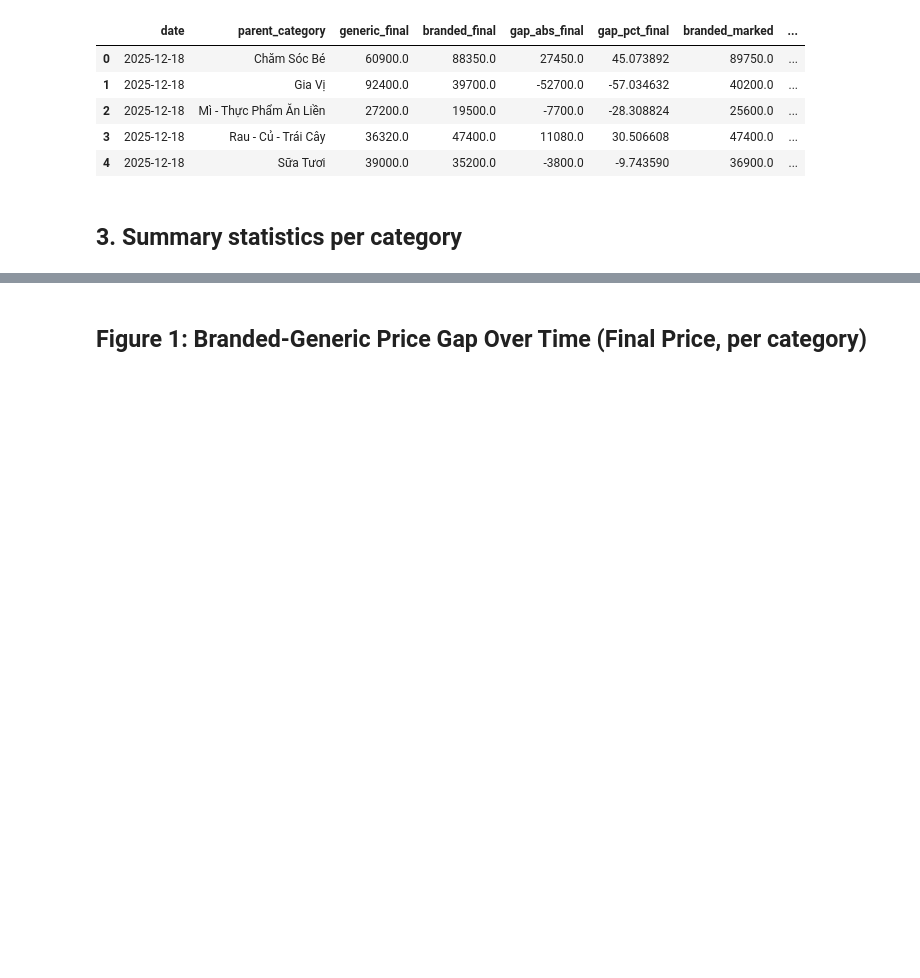
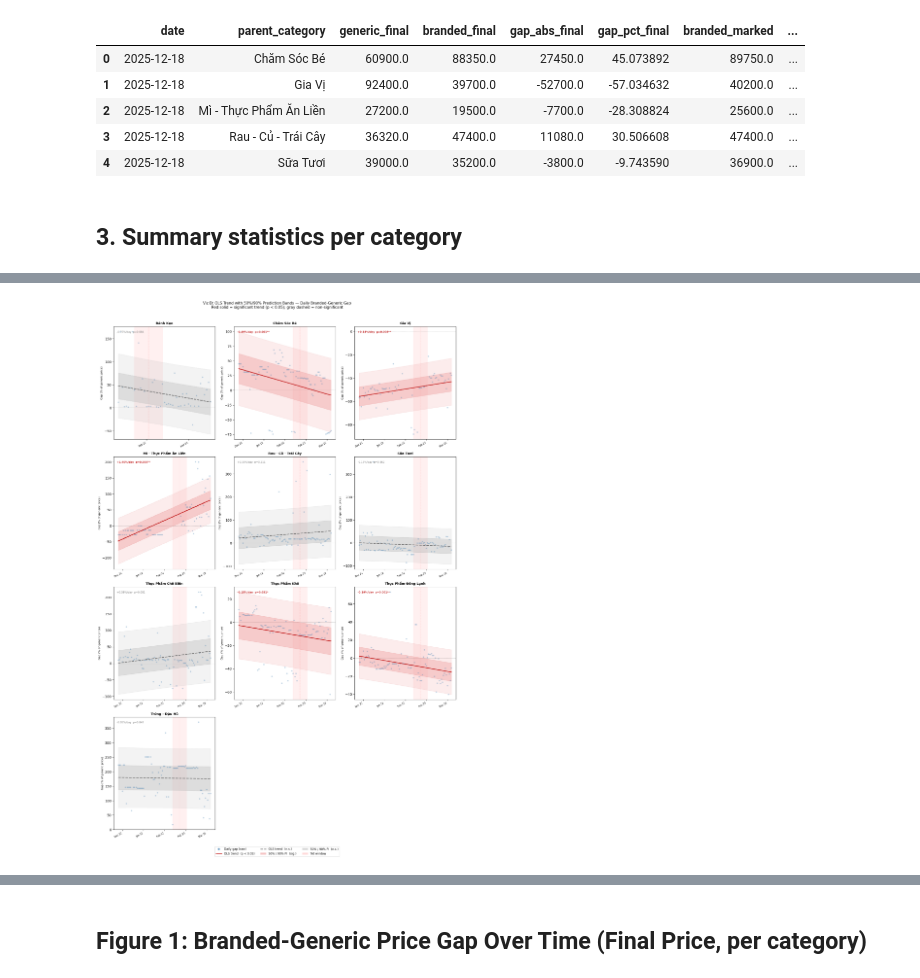
Before and after one commit to AureliaMei/Online-Food-Price, a Jupyter notebook: notebooks/10. brand_price_dynamics.ipynb, the cells around one changed output, grey strips where cells are left out. Drawn from its saved outputs; the diff is of its cells as text; code cells hidden in the pictures; blank space fills up the shorter version.

```diff
--- a/notebooks/10. brand_price_dynamics.ipynb
+++ b/notebooks/10. brand_price_dynamics.ipynb
@@ -188,0 +189,96 @@ Saved 10 rows → /Users/my/Online Food Price/notebooks/../output/brand_gap_summ
+# %%
+## --- Visualization D: OLS Trend Lines with 50%/90% Prediction Bands ---
+import statsmodels.api as sm_nb10
+import matplotlib.patches as _Patch_nb10
+
+_cats_d = sorted(gap['parent_category'].unique())
+_n_cats_d  = len(_cats_d)
+_ncols_d   = 3
+_nrows_d   = int(np.ceil(_n_cats_d / _ncols_d))
+
+fig, axes = plt.subplots(_nrows_d, _ncols_d, figsize=(15, 5.5 * _nrows_d), sharey=False)
+axes = axes.flatten()
+
+for i, cat in enumerate(_cats_d):
+    ax = axes[i]
+    _df_d = gap[gap['parent_category'] == cat].sort_values('date').copy()
+    _df_d['_days'] = (_df_d['date'] - _df_d['date'].min()).dt.days
+
+    _Xd   = sm_nb10.add_constant(_df_d['_days'].values.astype(float))
+    _yd   = _df_d['gap_pct_final'].values
+    _ols_d = sm_nb10.OLS(_yd, _Xd).fit()
+
+    _slope_d = _ols_d.params[1]
+    _pval_d  = _ols_d.pvalues[1]
+    _is_sig_d = _pval_d < 0.05
+
+    _xg_d  = np.linspace(_df_d['_days'].min(), _df_d['_days'].max(), 200)
+    _Xg_d  = sm_nb10.add_constant(_xg_d)
+    _p90_d = _ols_d.get_prediction(_Xg_d).summary_frame(alpha=0.1)
+    _p50_d = _ols_d.get_prediction(_Xg_d).summary_frame(alpha=0.5)
+
+    _first_date_d = _df_d['date'].min()
+    _xdates_d = [_first_date_d + pd.Timedelta(days=int(dd)) for dd in _xg_d]
+
+    _lc_d = '#C62828' if _is_sig_d else '#757575'
+    _bc_d = '#EF9A9A' if _is_sig_d else '#BDBDBD'
+
+    # Tet shading (behind everything)
+    ax.axvspan(TET_WINDOW_START, TET_WINDOW_END, color='red', alpha=0.06, zorder=0)
+    ax.axvline(TET_DATE, color='red', linewidth=0.8, linestyle=':', alpha=0.45, zorder=1)
+
+    # 90% PI band
+    ax.fill_between(_xdates_d, _p90_d['obs_ci_lower'], _p90_d['obs_ci_upper'],
+                    alpha=0.18, color=_bc_d, zorder=2)
+    # 50% PI band
+    ax.fill_between(_xdates_d, _p50_d['obs_ci_lower'], _p50_d['obs_ci_upper'],
+                    alpha=0.40, color=_bc_d, zorder=3)
+
+    # Raw scatter
+    ax.scatter(_df_d['date'], _df_d['gap_pct_final'],
+               color='steelblue', alpha=0.35, s=16, zorder=4, linewidths=0)
+
+    # OLS trend line
+    ax.plot(_xdates_d, _p90_d['mean'],
+            color=_lc_d, linewidth=2.0, zorder=5,
+            linestyle='-' if _is_sig_d else '--')
+
+    ax.axhline(0, color='black', linewidth=0.5, linestyle='--', alpha=0.4)
+
+    _sign_d  = '+' if _slope_d >= 0 else ''
+    _stars_d = '**' if _pval_d < 0.01 else ('*' if _pval_d < 0.05 else '')
+    ax.text(0.03, 0.96,
+            f'{_sign_d}{_slope_d:.2f}%/day  p={_pval_d:.3f}{_stars_d}',
+            transform=ax.transAxes, fontsize=7.5, va='top',
+            color=_lc_d, fontweight='bold' if _is_sig_d else 'normal')
+
+    ax.set_title(cat, fontsize=9.5, fontweight='bold')
+    ax.set_ylabel('Gap (% of generic price)', fontsize=8)
+    ax.xaxis.set_major_formatter(mdates.DateFormatter('%b %d'))
+    ax.xaxis.set_major_locator(mdates.WeekdayLocator(byweekday=0, interval=3))
+    plt.setp(ax.xaxis.get_majorticklabels(), rotation=30, ha='right', fontsize=7)
+
+for j in range(i + 1, len(axes)):
+    axes[j].set_visible(False)
+
+_handles_d = [
+    plt.Line2D([0],[0], marker='o', color='w', markerfacecolor='steelblue',
+               markersize=7, alpha=0.8, label='Daily gap (raw)'),
+    plt.Line2D([0],[0], color='#C62828', linewidth=2,              label='OLS trend  (p < 0.05)'),
+    plt.Line2D([0],[0], color='#757575', linewidth=2, linestyle='--', label='OLS trend  (n.s.)'),
+    _Patch_nb10.Patch(facecolor='#EF9A9A', alpha=0.6, label='50% / 90% PI  (sig.)'),
+    _Patch_nb10.Patch(facecolor='#BDBDBD', alpha=0.6, label='50% / 90% PI  (n.s.)'),
+    _Patch_nb10.Patch(facecolor='red',     alpha=0.15, label='Tet window'),
+]
+fig.legend(handles=_handles_d, loc='lower center', ncol=3, fontsize=8.5,
+           bbox_to_anchor=(0.5, -0.03))
+fig.suptitle(
+    'Viz D: OLS Trend with 50%/90% Prediction Bands — Daily Branded-Generic Gap\n'
+    'Red solid = significant trend (p < 0.05); gray dashed = non-significant',
+    fontsize=11, y=1.01)
+plt.tight_layout()
+plt.savefig(PROJECT_ROOT / 'output' / 'thesis_vizD_ols_trends.png', dpi=150, bbox_inches='tight')
+plt.show()
+print('Viz D saved.')
+# %% [output]
+[figure, added]
```
Also changed, not shown: parts of 10 cells of this notebook, 58 other files.
